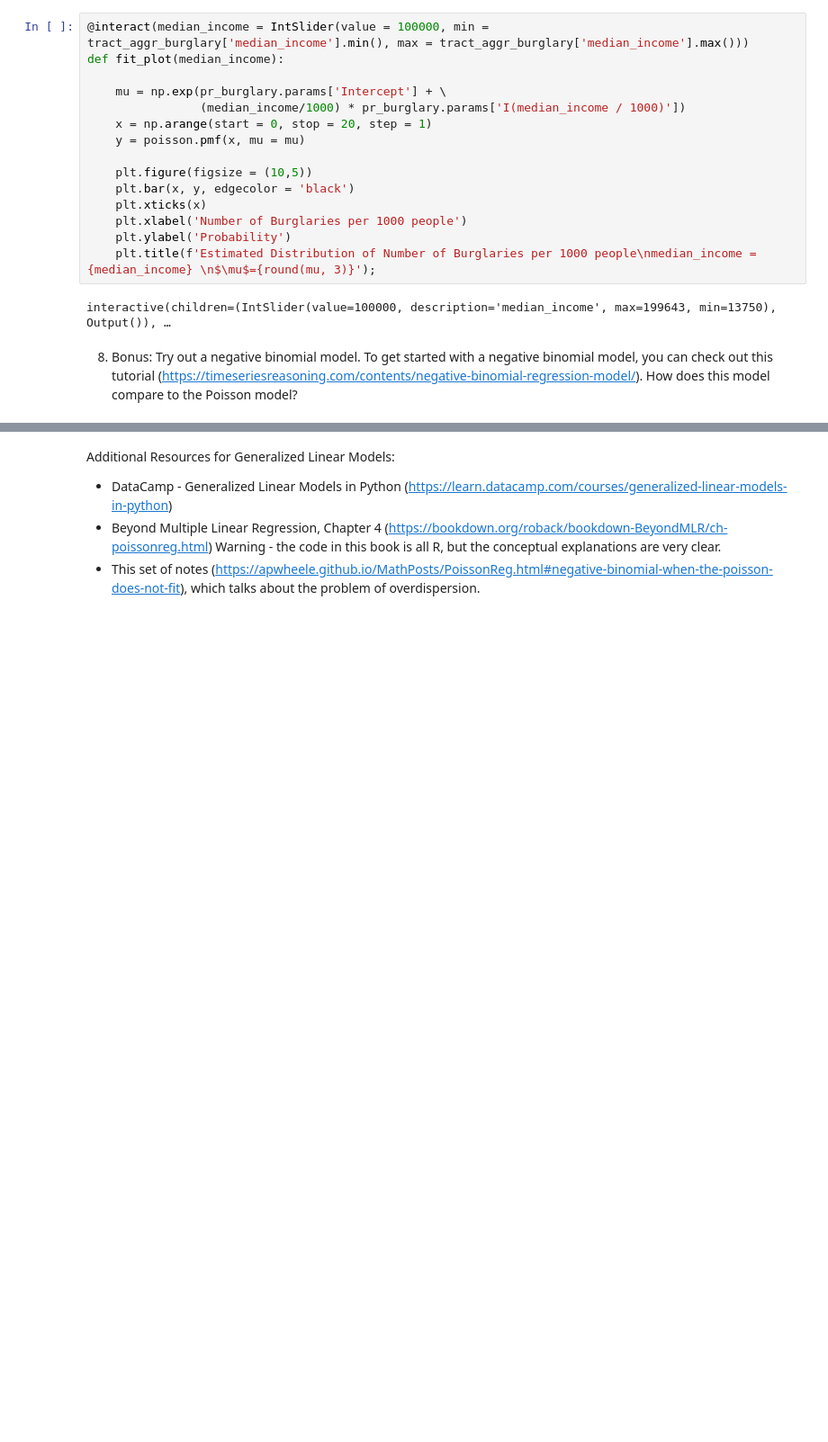
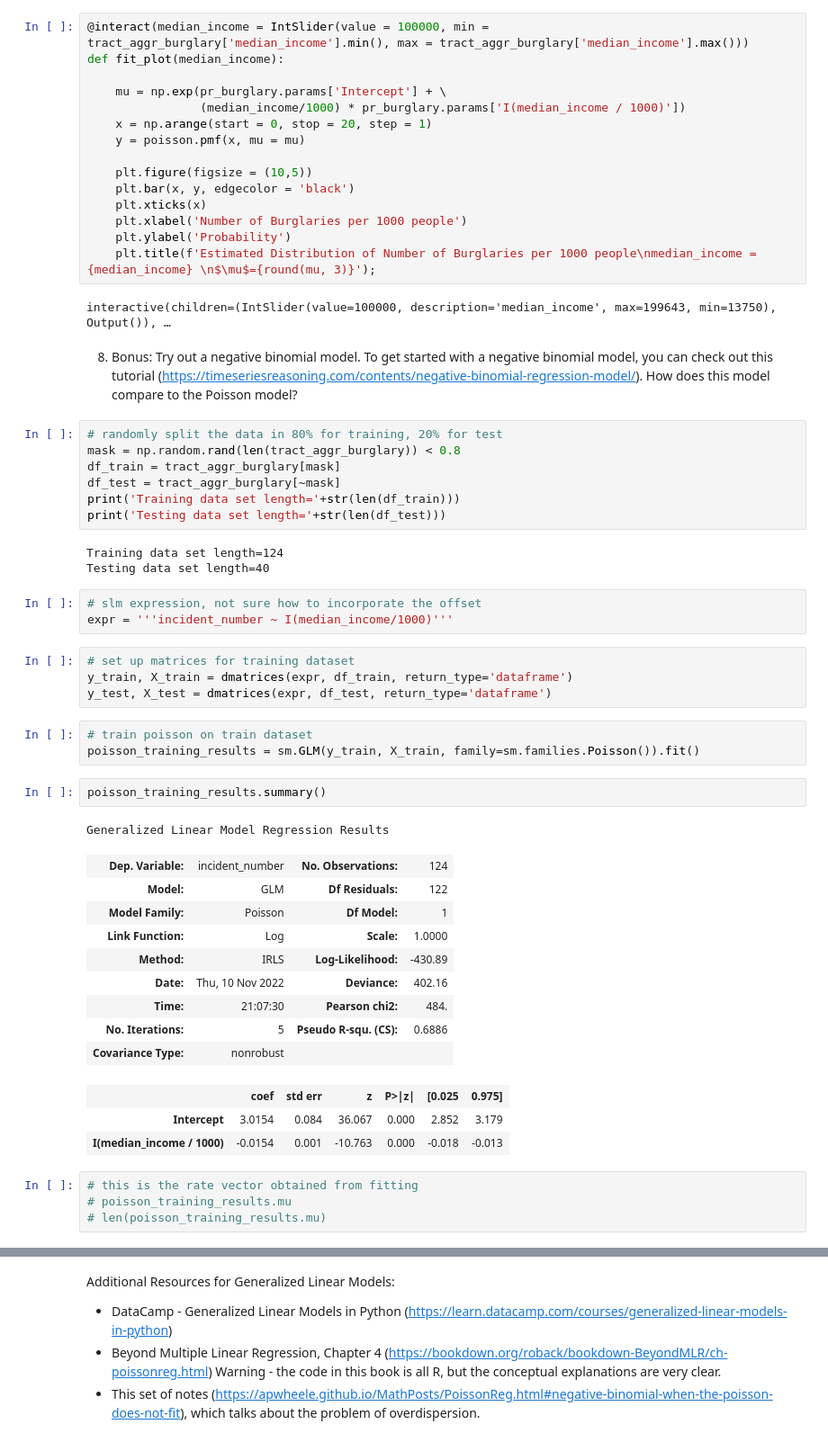
Before and after one commit to tomoumer/api_project-pizza, a Jupyter notebook: notebooks/TU_api_project.ipynb, the cells around one changed output, grey strips where cells are left out. Shown: that part at 90% size. Cells and saved outputs as stored; diff of their text form; blank space fills up the shorter version.

```diff
--- a/notebooks/TU_api_project.ipynb
+++ b/notebooks/TU_api_project.ipynb
@@ -401,3 +413,43 @@ def fit_plot(median_income):
 interactive(children=(IntSlider(value=100000, description='median_income', max=199643, min=13750), Output()), …
 # %% [markdown]
 8. Bonus: Try out a negative binomial model. To get started with a negative binomial model, you can check out this tutorial (https://timeseriesreasoning.com/contents/negative-binomial-regression-model/). How does this model compare to the Poisson model?
+# %%
+# randomly split the data in 80% for training, 20% for test
+mask = np.random.rand(len(tract_aggr_burglary)) < 0.8
+df_train = tract_aggr_burglary[mask]
+df_test = tract_aggr_burglary[~mask]
+print('Training data set length='+str(len(df_train)))
+print('Testing data set length='+str(len(df_test)))
+# %% [output]
+Training data set length=124
+Testing data set length=40
+# %%
+# slm expression, not sure how to incorporate the offset
+expr = '''incident_number ~ I(median_income/1000)'''
+# %%
+# set up matrices for training dataset
+y_train, X_train = dmatrices(expr, df_train, return_type='dataframe')
+y_test, X_test = dmatrices(expr, df_test, return_type='dataframe')
+# %%
+# train poisson on train dataset
+poisson_training_results = sm.GLM(y_train, X_train, family=sm.families.Poisson()).fit()
+# %%
+poisson_training_results.summary()
+# %% [output]
+Generalized Linear Model Regression Results
+| Dep. Variable: | incident_number | No. Observations: | 124 |
+| Model: | GLM | Df Residuals: | 122 |
+| Model Family: | Poisson | Df Model: | 1 |
+| Link Function: | Log | Scale: | 1.0000 |
+| Method: | IRLS | Log-Likelihood: | -430.89 |
+| Date: | Thu, 10 Nov 2022 | Deviance: | 402.16 |
+| Time: | 21:07:30 | Pearson chi2: | 484. |
+| No. Iterations: | 5 | Pseudo R-squ. (CS): | 0.6886 |
+| Covariance Type: | nonrobust |  |  |
+|  | coef | std err | z | P>|z| | [0.025 | 0.975] |
+| Intercept | 3.0154 | 0.084 | 36.067 | 0.000 | 2.852 | 3.179 |
+| I(median_income / 1000) | -0.0154 | 0.001 | -10.763 | 0.000 | -0.018 | -0.013 |
+# %%
+# this is the rate vector obtained from fitting
+# poisson_training_results.mu
+# len(poisson_training_results.mu)
```
Also changed, not shown: parts of 27 cells of this notebook.
